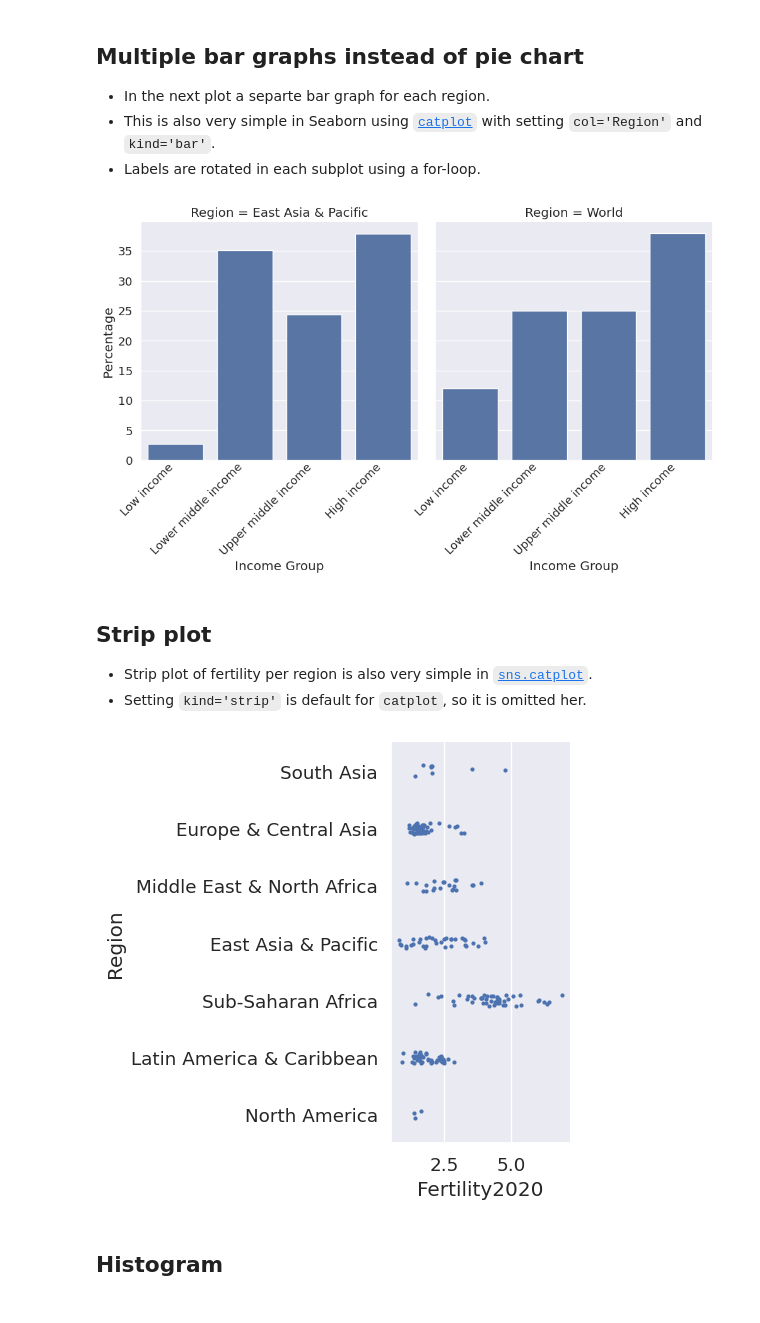
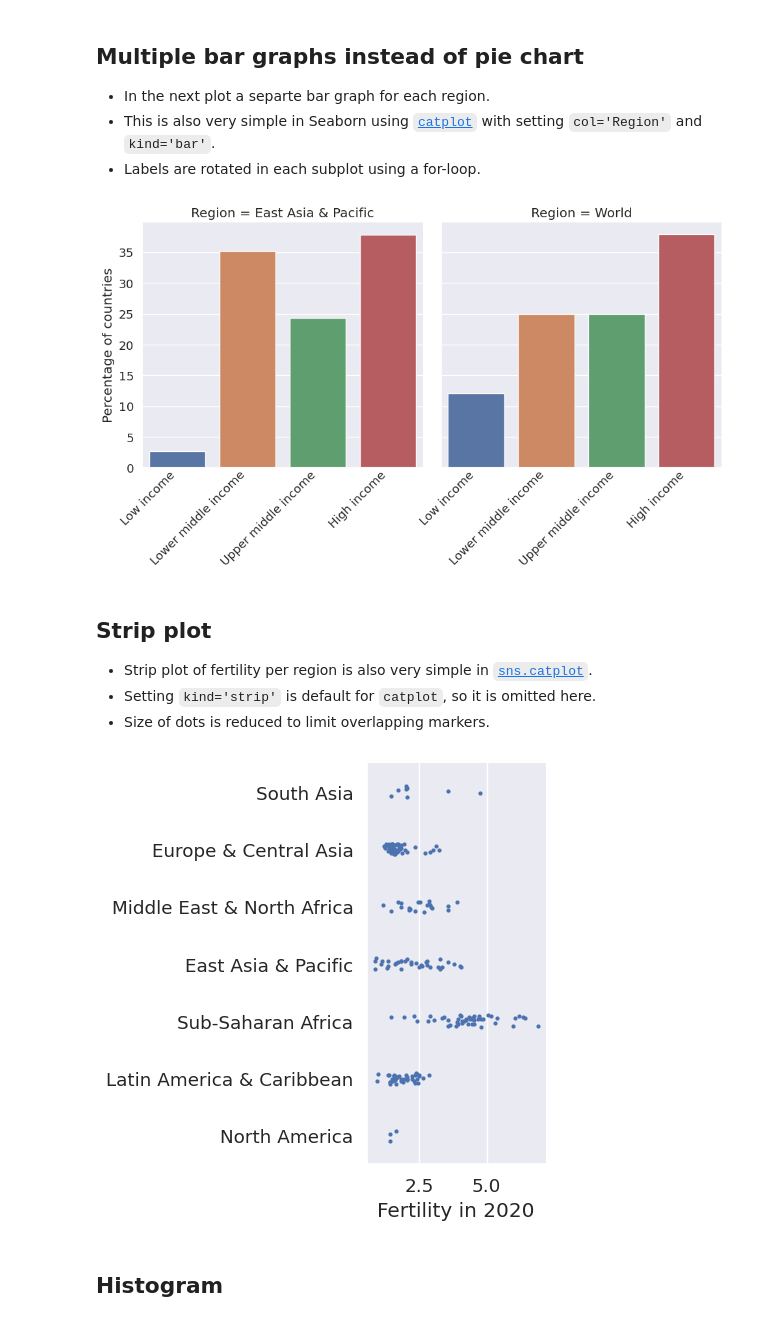
Before and after one commit to bbrejova/viz, a Jupyter notebook: notebooks/L03b_Plot_types.ipynb, the cells around one changed output. Cells and saved outputs as stored; diff of their text form; code cells hidden in the pictures.

```diff
--- a/notebooks/L03b_Plot_types.ipynb
+++ b/notebooks/L03b_Plot_types.ipynb
@@ -670,26 +673,30 @@ pass
 * This is also very simple in Seaborn using [`catplot`](https://seaborn.pydata.org/generated/seaborn.catplot.html) with setting `col='Region'` and `kind='bar'`.
 * Labels are rotated in each subplot using a for-loop.
 # %%
-#plotting
 grid = sns.catplot(kind='bar', data=groups_concat,
-                   x='Income Group', y='Percentage', col='Region')
+                   x='Income Group', y='Percentage',
+                   col='Region', hue='Income Group')
 
 # label rotation
 for which in [0,1]:
   rotate_bar_labels(grid.axes[0,which])
+  grid.axes[0,which].set_xlabel(None)
+  grid.axes[0,which].set_ylabel("Percentage of countries")
 pass
 # %% [output]
-[figure, old version]
+[figure, new version]
 # %% [markdown]
 ## Strip plot
 
 * Strip plot of fertility per region is also very simple in [`sns.catplot`](https://seaborn.pydata.org/generated/seaborn.catplot.html).
-* Setting `kind='strip'` is default for `catplot`, so it is omitted her.
+* Setting `kind='strip'` is default for `catplot`, so it is omitted here.
+* Size of dots is reduced to limit overlapping markers.
 # %%
 grid = sns.catplot(x="Fertility2020", y="Region", data=countries, size=3)
+grid.set_axis_labels("Fertility in 2020", "")
 pass
 # %% [output]
-[figure, old version]
+[figure, new version]
 # %% [markdown]
 ## Histogram
 # %%
```
Also changed, not shown: parts of 6 cells of this notebook, 3 other files.
